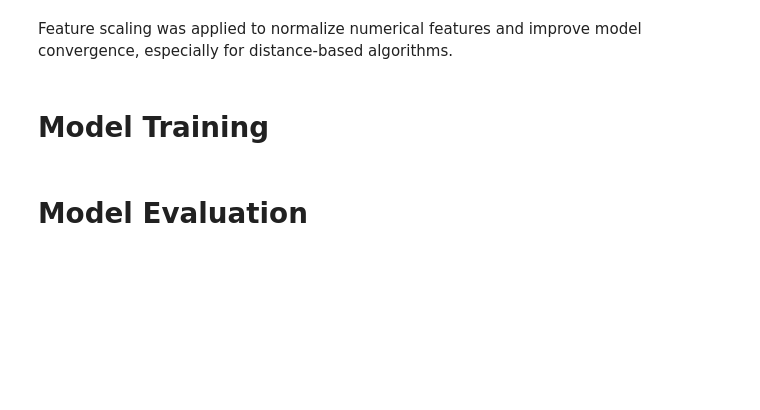
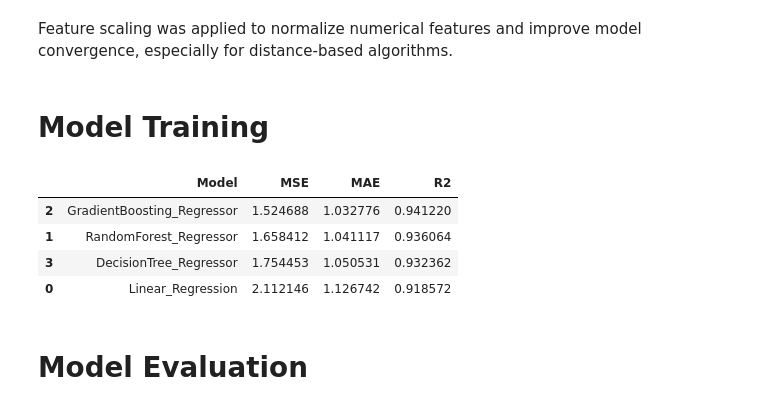
Before and after one commit to shamil-9528/NYC-Yellow-Taxi-Fare-Prediction, a Jupyter notebook: copy.ipynb, the cells around one changed output. Cells and saved outputs as stored; diff of their text form; code cells hidden in the pictures; blank space fills up the shorter version.

```diff
--- a/copy.ipynb
+++ b/copy.ipynb
@@ -610,12 +644,9 @@ memory usage: 72.6 MB
 features = [
     'trip_distance',
     'trip_duration_min',
-    'pickup_hour',
-    'pickup_day',
-    'pickup_month',
-    'pickup_weekday',
-    'dropoff_hour',
-    'pickup_latitude'
+    'fare_amount',
+    'mta_tax',
+    'tolls_amount'
 ]
 
 target = 'total_amount'
@@ -652,35 +680,41 @@ models= {
 
 }
 # %%
-# # Dictionary to store  results
-# results = {'Model':[],'MSE':[],'MAE':[],'R2':[]}
+# Dictionary to store  results
+results = {'Model':[],'MSE':[],'MAE':[],'R2':[]}
 
-# #Loop through the models,train them and calculate the metrics
-# for model_name,model in models.items():
-#     # Train the model
-#     model.fit(X_train,y_train)
+#Loop through the models,train them and calculate the metrics
+for model_name,model in models.items():
+    # Train the model
+    model.fit(X_train,y_train)
 
-#     # Make predictions
-#     y_pred = model.predict(X_test)
+    # Make predictions
+    y_pred = model.predict(X_test)
 
-#     # calculate metrics
-#     mse =mean_squared_error(y_test,y_pred)
-#     mae =mean_absolute_error(y_test,y_pred)
-#     r2=r2_score(y_test,y_pred)
+    # calculate metrics
+    mse =mean_squared_error(y_test,y_pred)
+    mae =mean_absolute_error(y_test,y_pred)
+    r2=r2_score(y_test,y_pred)
 
-#     # store results in the dictionary
-#     results['Model'].append(model_name)
-#     results['MSE'].append(mse)
-#     results['MAE'].append(mae)
-#     results['R2'].append(r2)
+    # store results in the dictionary
+    results['Model'].append(model_name)
+    results['MSE'].append(mse)
+    results['MAE'].append(mae)
+    results['R2'].append(r2)
 
-# # convert results to a dataframe
-# results_df = pd.DataFrame(results)
-# # sort by MSE
-# results_df= results_df.sort_values(by='MSE',ascending=True)
+# convert results to a dataframe
+results_df = pd.DataFrame(results)
+# sort by MSE
+results_df= results_df.sort_values(by='MSE',ascending=True)
 
-# # Display the sorted Dataframe with Background gradient
-# results_df.style.background_gradient('Blues')
+# Display the sorted Dataframe with Background gradient
+results_df.style.background_gradient('Blues')
+# %% [output]
+|  | Model | MSE | MAE | R2 |
+| 2 | GradientBoosting_Regressor | 1.524688 | 1.032776 | 0.941220 |
+| 1 | RandomForest_Regressor | 1.658412 | 1.041117 | 0.936064 |
+| 3 | DecisionTree_Regressor | 1.754453 | 1.050531 | 0.932362 |
+| 0 | Linear_Regression | 2.112146 | 1.126742 | 0.918572 |
 # %% [markdown]
 # Model Evaluation
 # %%
```
Also changed, not shown: parts of 21 cells of this notebook.
